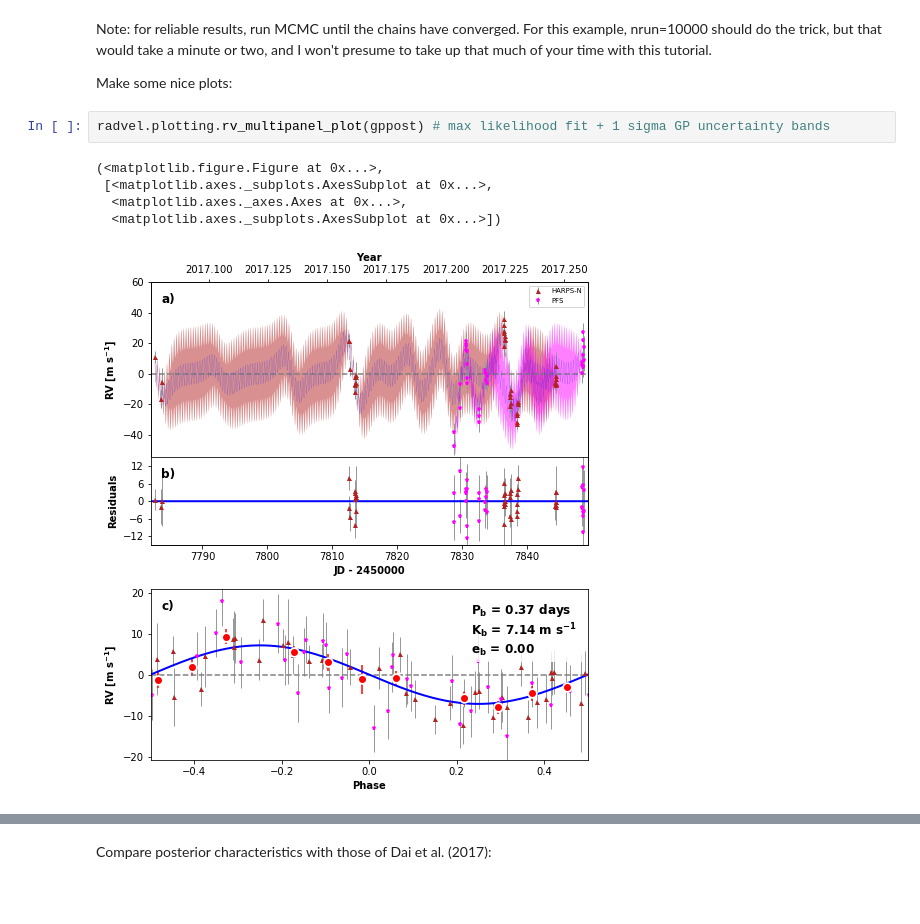
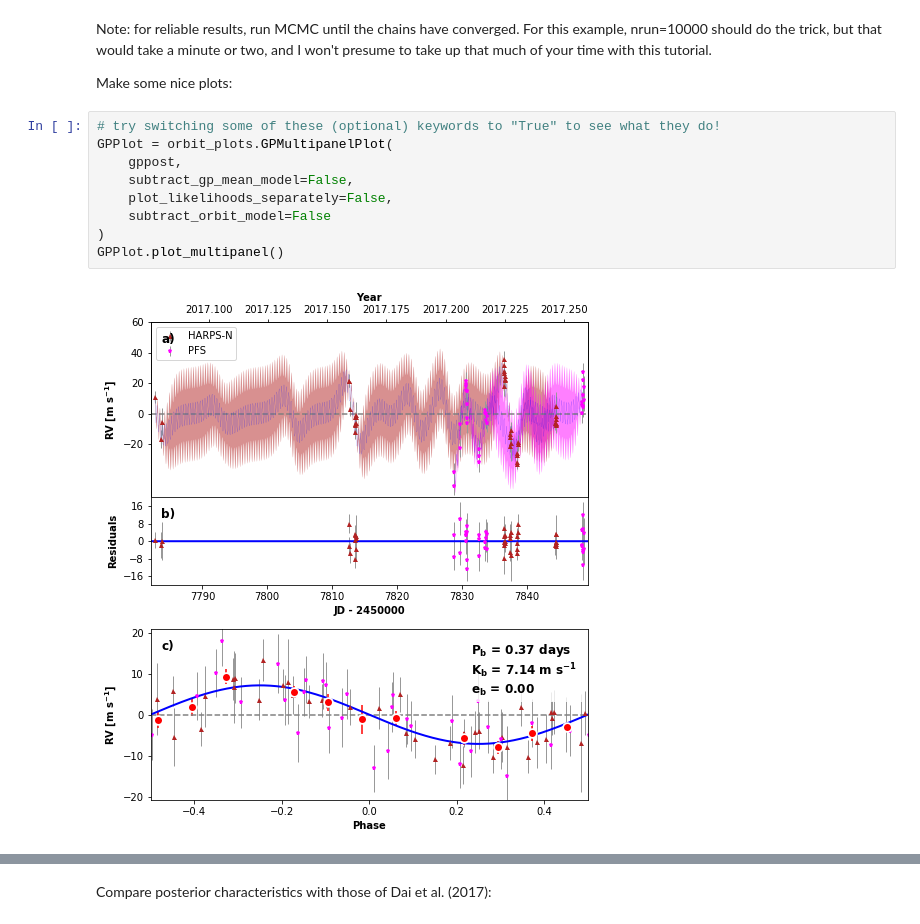
Before and after one commit to California-Planet-Search/radvel, a Jupyter notebook: docs/tutorials/GaussianProcess-tutorial.ipynb, the cells around one changed output, grey strips where cells are left out. Cells and saved outputs as stored; diff of their text form; blank space fills up the shorter version.

```diff
--- a/docs/tutorials/GaussianProcess-tutorial.ipynb
+++ b/docs/tutorials/GaussianProcess-tutorial.ipynb
@@ -189,12 +194,15 @@ MCMC: WARNING: chains did not pass convergence tests. They are likely not well-m
 Note: for reliable results, run MCMC until the chains have converged. For this example, nrun=10000 should do the trick, but that would take a minute or two, and I won't presume to take up that much of your time with this tutorial.
 
 Make some nice plots:
-# %%
-radvel.plotting.rv_multipanel_plot(gppost) # max likelihood fit + 1 sigma GP uncertainty bands
-# %% [output]
-(<matplotlib.figure.Figure at 0x...>,
- [<matplotlib.axes._subplots.AxesSubplot at 0x...>,
-  <matplotlib.axes._axes.Axes at 0x...>,
-  <matplotlib.axes._subplots.AxesSubplot at 0x...>])
-[figure, removed]
+# %%
+# try switching some of these (optional) keywords to "True" to see what they do!
+GPPlot = orbit_plots.GPMultipanelPlot(
+    gppost,
+    subtract_gp_mean_model=False,
+    plot_likelihoods_separately=False,
+    subtract_orbit_model=False
+)
+GPPlot.plot_multipanel()
+# %% [output]
+[figure, added]
 # %%
```
Also changed, not shown: parts of 5 cells of this notebook, 3 other files.
